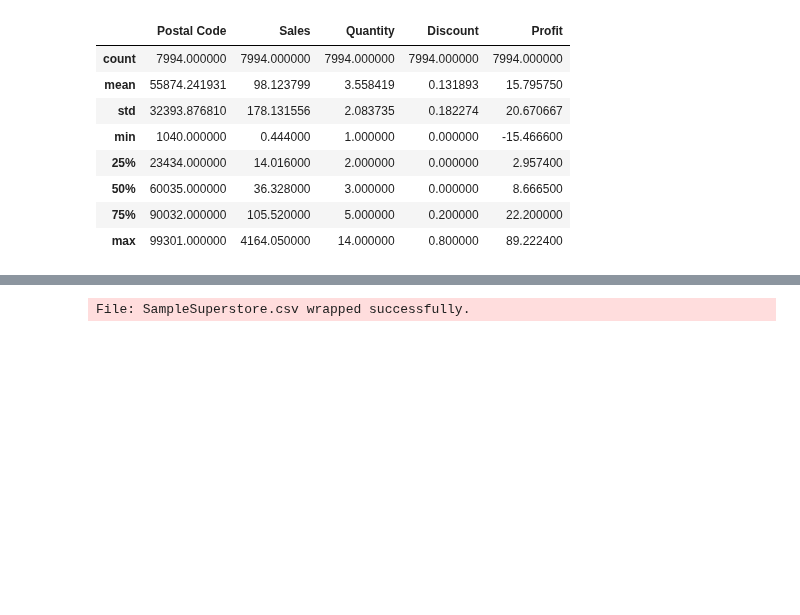
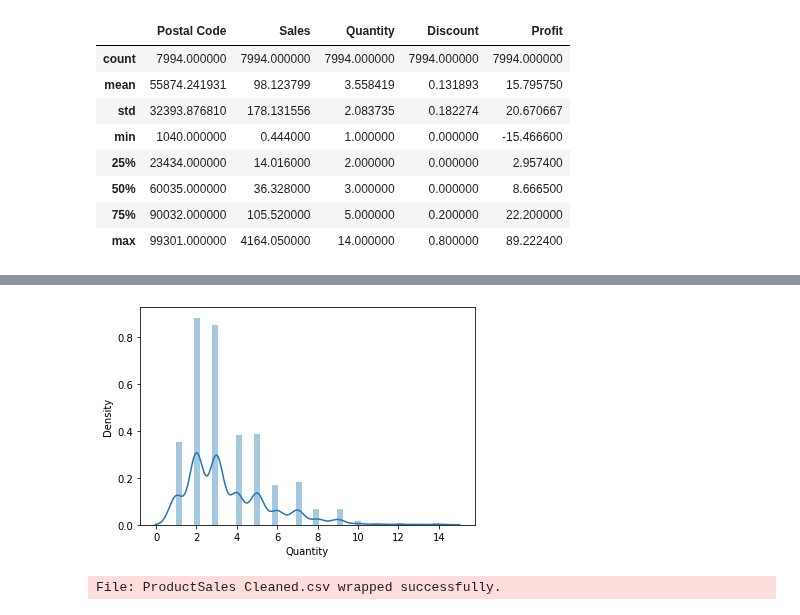
Before and after one commit to vectice/GettingStarted, a Jupyter notebook: 23.2/tutorial/Data Preparation.ipynb, the cells around one changed output, grey strips where cells are left out. Cells and saved outputs as stored; diff of their text form; code cells hidden in the pictures; blank space fills up the shorter version.

```diff
--- a/23.2/tutorial/Data Preparation.ipynb
+++ b/23.2/tutorial/Data Preparation.ipynb
@@ -100 +116,7 @@ df.describe()
+# %%
+#Checking for outliers
+sns.distplot(df["Quantity"])
+plt.savefig("Quantity.png")
+# %% [output]
+[figure, added]
 # %%
@@ -102,14 +124,15 @@ df.to_csv("Prepared Dataset.csv")
 # %%
-prepared_ds = vect.FileResource(paths="SampleSuperstore.csv", dataframes=df)
+prepared_ds = vect.FileResource(paths="ProductSales Cleaned.csv", dataframes=df)
 
 
 prepared_ds = vect.Dataset.clean(
-    name="SampleSuperstore Prepared Dataset",
+    name="ProductSales Cleaned",
     resource=prepared_ds,
-    derived_from=origin_dataset
+    derived_from=origin_dataset,
+    attachments=["Profit.png", "Quantity.png"]
 )
 # %% [output]
-File: SampleSuperstore.csv wrapped successfully.
+File: ProductSales Cleaned.csv wrapped successfully.
 # %%
 prep_iteration.step_clean_data = prepared_ds
 # %% [output]
```
Also changed, not shown: parts of 20 cells of this notebook, 6 other files.
